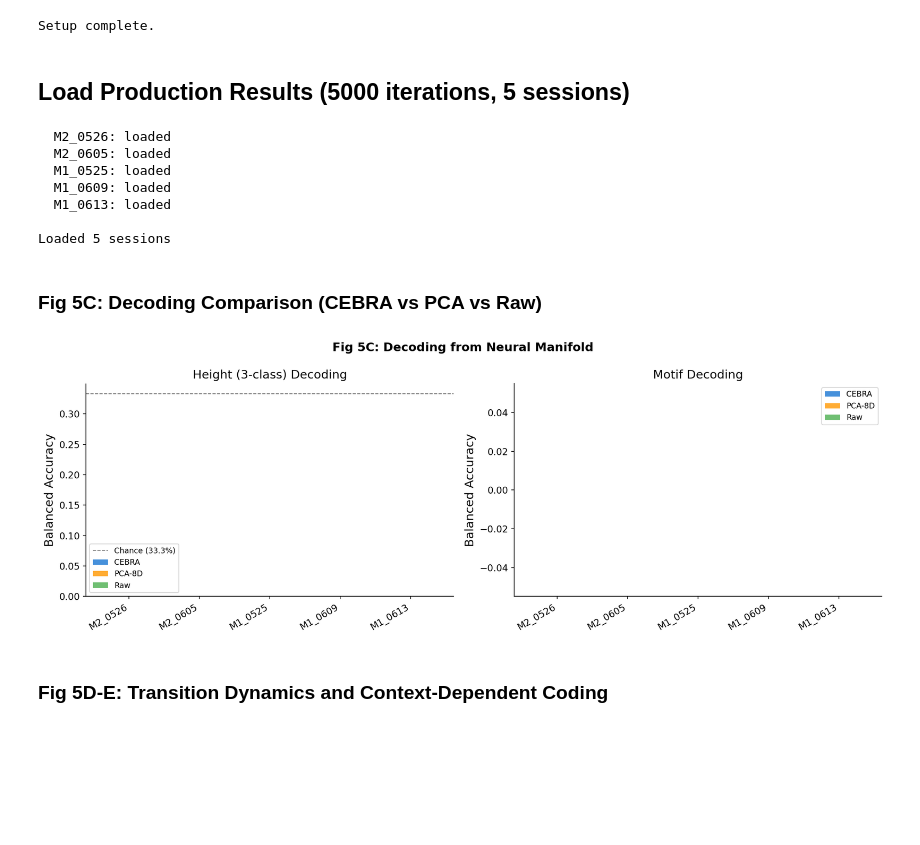
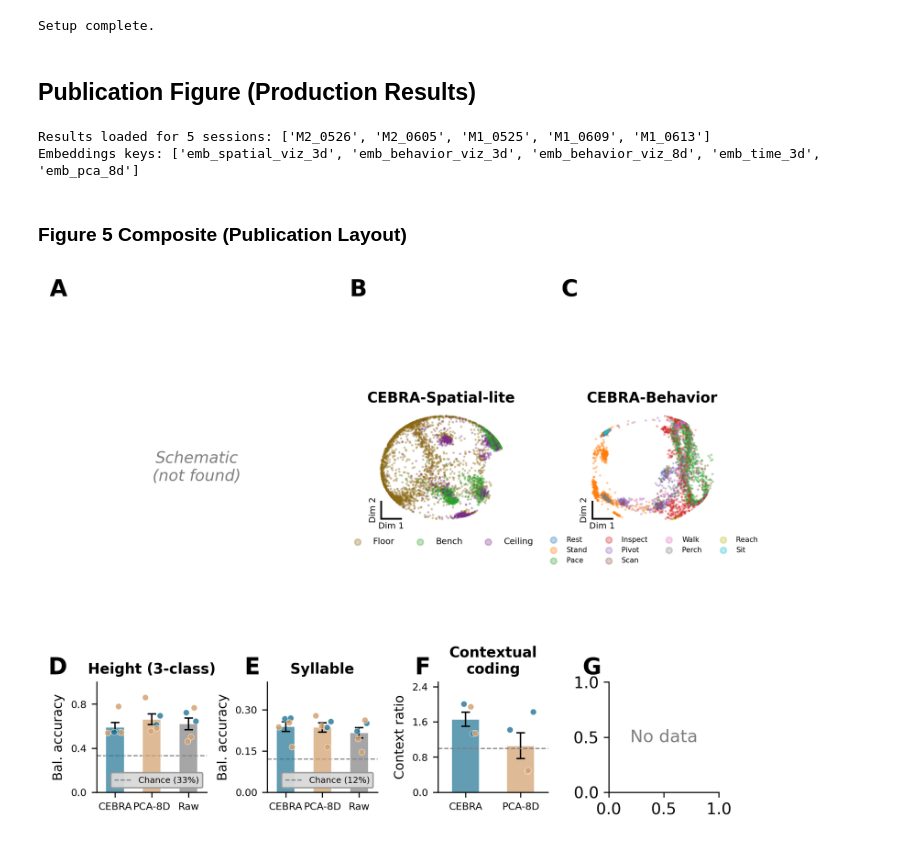
Before and after one commit to felipe-parodi/solo_mSTS_parodi2026, a Jupyter notebook: notebooks/fig5_cebra_manifold.ipynb, the cells around one changed output. Drawn from its saved outputs; the diff is of its cells as text; code cells hidden in the pictures; blank space fills up the shorter version.

```diff
--- a/notebooks/fig5_cebra_manifold.ipynb
+++ b/notebooks/fig5_cebra_manifold.ipynb
@@ -36,71 +36,30 @@ print("Setup complete.")
 # %% [output]
 Setup complete.
 # %% [markdown]
-## Load Production Results (5000 iterations, 5 sessions)
+## Publication Figure (Production Results)
 # %%
-# Load all session results
-all_results = {}
-for sess in SESSIONS:
-    results_path = FIG5_DIR / sess / "results.json"
-    if results_path.exists():
-        with open(results_path) as f:
-            all_results[sess] = json.load(f)
-        print(f"  {sess}: loaded")
-    else:
-        print(f"  {sess}: MISSING")
+# Load production data using pub_data loaders
+from freemat.single_fm.viz.pub_data import load_fig5_results, load_fig5_embeddings
 
-print(f"\nLoaded {len(all_results)} sessions")
+fig5_results = load_fig5_results()
+fig5_emb = load_fig5_embeddings("M2_0526")
+
+print(f"Results loaded for {len(fig5_results)} sessions: {list(fig5_results.keys())}")
+print(f"Embeddings keys: {list(fig5_emb.keys())[:5]}")
 # %% [output]
-  M2_0526: loaded
-  M2_0605: loaded
-  M1_0525: loaded
-  M1_0609: loaded
-  M1_0613: loaded
-
-Loaded 5 sessions
+Results loaded for 5 sessions: ['M2_0526', 'M2_0605', 'M1_0525', 'M1_0609', 'M1_0613']
+Embeddings keys: ['emb_spatial_viz_3d', 'emb_behavior_viz_3d', 'emb_behavior_viz_8d', 'emb_time_3d', 'emb_pca_8d']
 # %% [markdown]
-### Fig 5C: Decoding Comparison (CEBRA vs PCA vs Raw)
+### Figure 5 Composite (Publication Layout)
 # %%
-# Fig 5C: Height and motif decoding comparison across sessions
-fig, axes = plt.subplots(1, 2, figsize=(14, 5))
+from freemat.single_fm.viz.fig5_composite import fig5_composite
 
-methods = ["CEBRA", "PCA-8D", "Raw"]
-method_colors = ["#1976D2", "#FF9800", "#4CAF50"]
-
-for ax, (task, key_prefix, chance_key) in zip(axes, [
-    ("Height (3-class)", "height_3class", 0.333),
-    ("Motif", "motif", None),
-]):
-    x = np.arange(len(all_results))
-    width = 0.25
-
-    for i, (method, color) in enumerate(zip(methods, method_colors)):
-        if task.startswith("Height"):
-            keys = [f"{key_prefix}_CEBRA-SpatialLite-8D kNN",
-                    f"{key_prefix}_PCA-8D kNN",
-                    f"{key_prefix}_Raw logistic"]
-        else:
-            keys = [f"{key_prefix}_CEBRA-Behavior-8D kNN",
-                    f"{key_prefix}_PCA-8D kNN",
-                    f"{key_prefix}_Raw logistic"]
-
-        vals = [all_results[s].get(keys[i], 0) for s in all_results]
-        ax.bar(x + i * width, vals, width, label=method, color=color, alpha=0.8)
-
-    # Chance line
-    if chance_key:
-        ax.axhline(chance_key, color="gray", linestyle="--", linewidth=1, label=f"Chance ({chance_key:.1%})")
-
-    ax.set_xticks(x + width)
-    ax.set_xticklabels(list(all_results.keys()), rotation=30, ha="right")
-    ax.set_ylabel("Balanced Accuracy")
-    ax.set_title(f"{task} Decoding")
-    ax.legend(fontsize=9)
-
-fig.suptitle("Fig 5C: Decoding from Neural Manifold", fontsize=14, fontweight="bold")
-plt.tight_layout()
+fig = fig5_composite(
+    fig5_results=fig5_results,
+    fig5_embeddings={"M2_0526": fig5_emb},
+    manifold_results=[],  # Optional follow-up analyses
+    primary_session="M2_0526",
+)
 plt.show()
 # %% [output]
-[figure, old version]
+[figure, new version]
-# %% [markdown]
-### Fig 5D-E: Transition Dynamics and Context-Dependent Coding
```
Also changed, not shown: parts of 1 cell of this notebook, 5 other files.
